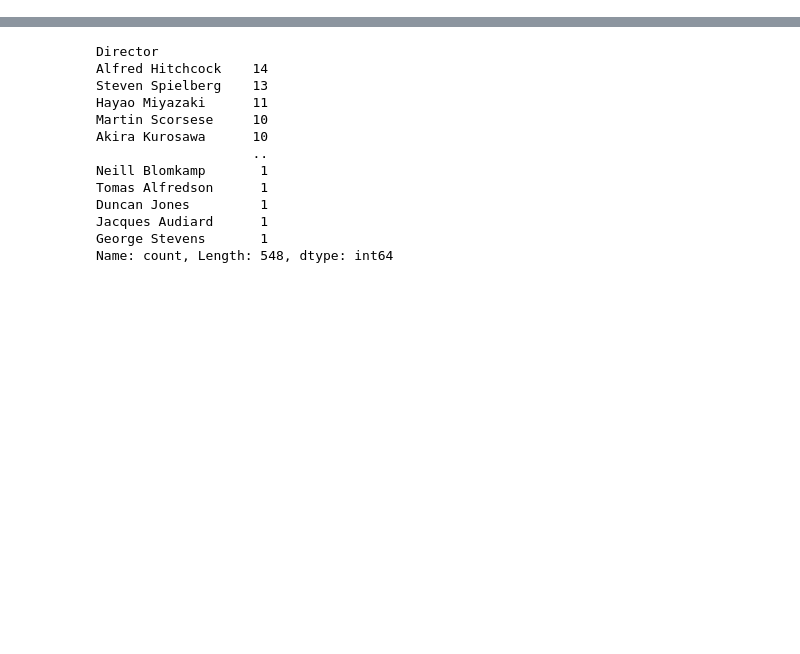
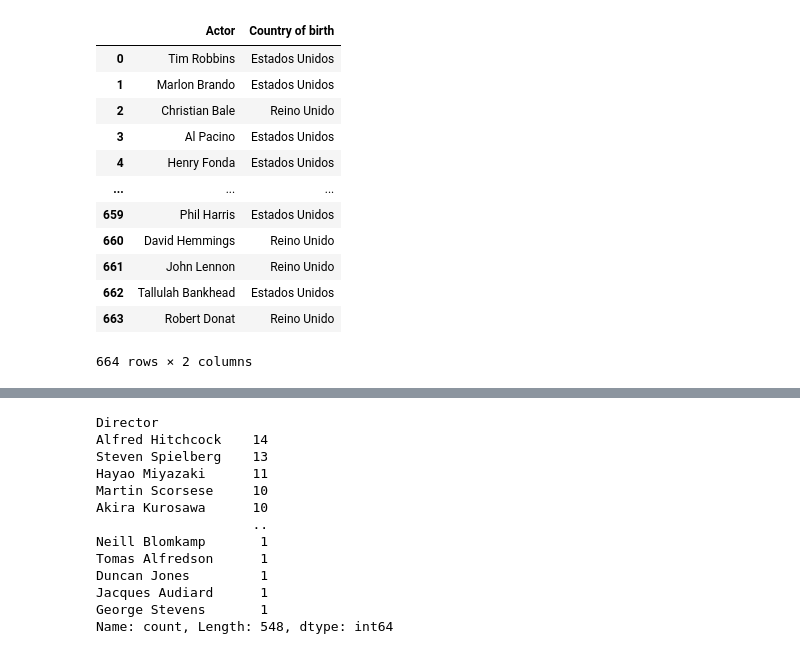
Before and after one commit to Ariana-Papantonio/promoK-modulo4-sprint1-pair-programming-irene-ariana, a Jupyter notebook: EDA_IMDB.ipynb, the cells around one changed output, grey strips where cells are left out. Saved outputs shown, nothing was run; the diff lists cells and outputs as text; code cells hidden in the pictures; blank space fills up the shorter version.

```diff
--- a/EDA_IMDB.ipynb
+++ b/EDA_IMDB.ipynb
@@ -79,6 +79,24 @@ A continuación tienes un detalle sobre los datos nulos y los tipos y número de
     display(df.describe(exclude="O").T)
 
     return df_info
+# %%
+df_actores = pd.read_csv("files/actores_paises.csv", encoding='ISO-8859-1')
+# %%
+df_actores
+# %% [output]
+|  | Actor | Country of birth |
+| 0 | Tim Robbins | Estados Unidos |
+| 1 | Marlon Brando | Estados Unidos |
+| 2 | Christian Bale | Reino Unido |
+| 3 | Al Pacino | Estados Unidos |
+| 4 | Henry Fonda | Estados Unidos |
+| ... | ... | ... |
+| 659 | Phil Harris | Estados Unidos |
+| 660 | David Hemmings | Reino Unido |
+| 661 | John Lennon | Reino Unido |
+| 662 | Tallulah Bankhead | Estados Unidos |
+| 663 | Robert Donat | Reino Unido |
+664 rows × 2 columns
 # %%
 df_pelis = pd.read_csv("files/movies_data.csv")
 # %%
```
Also changed, not shown: parts of 12 cells of this notebook, 3 other files.
